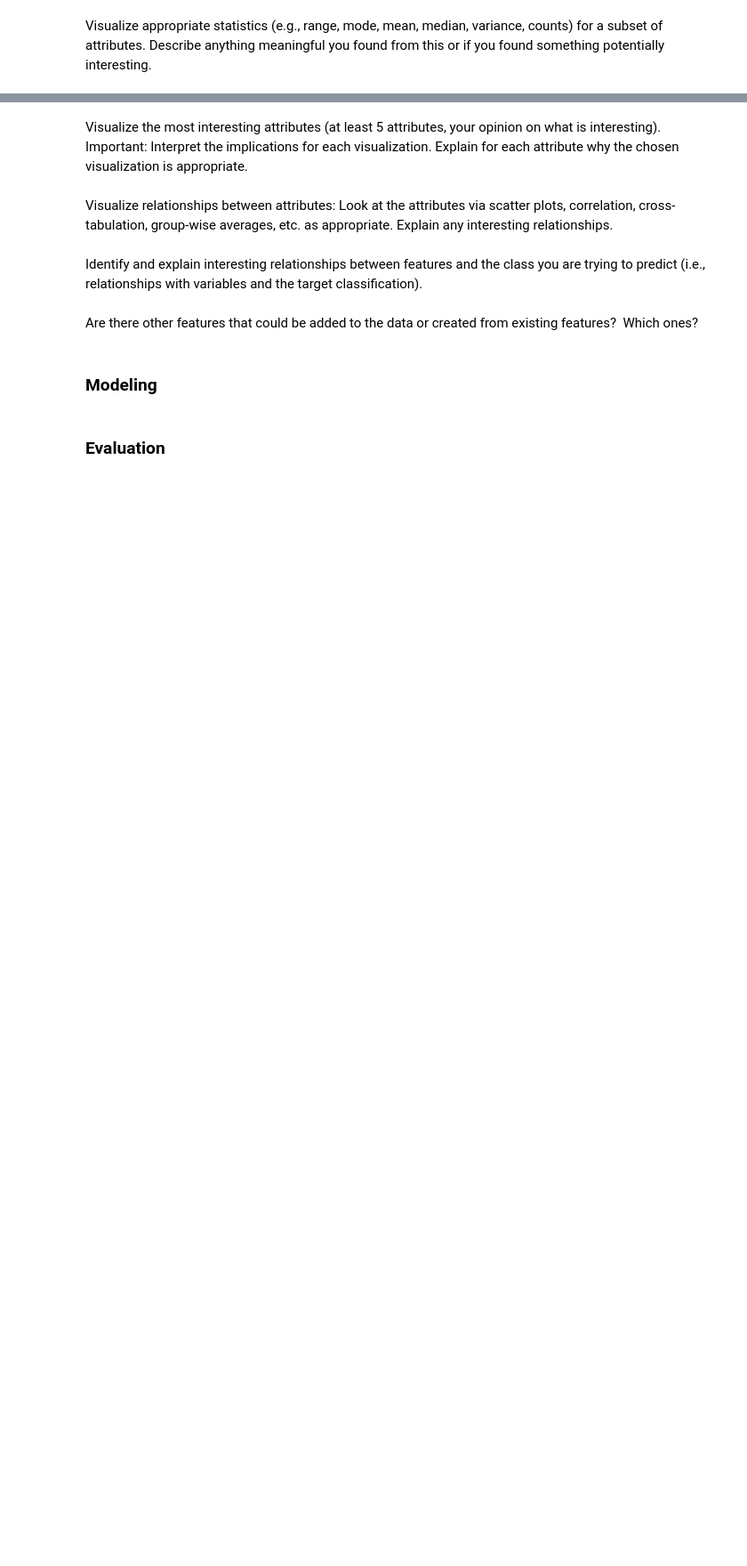
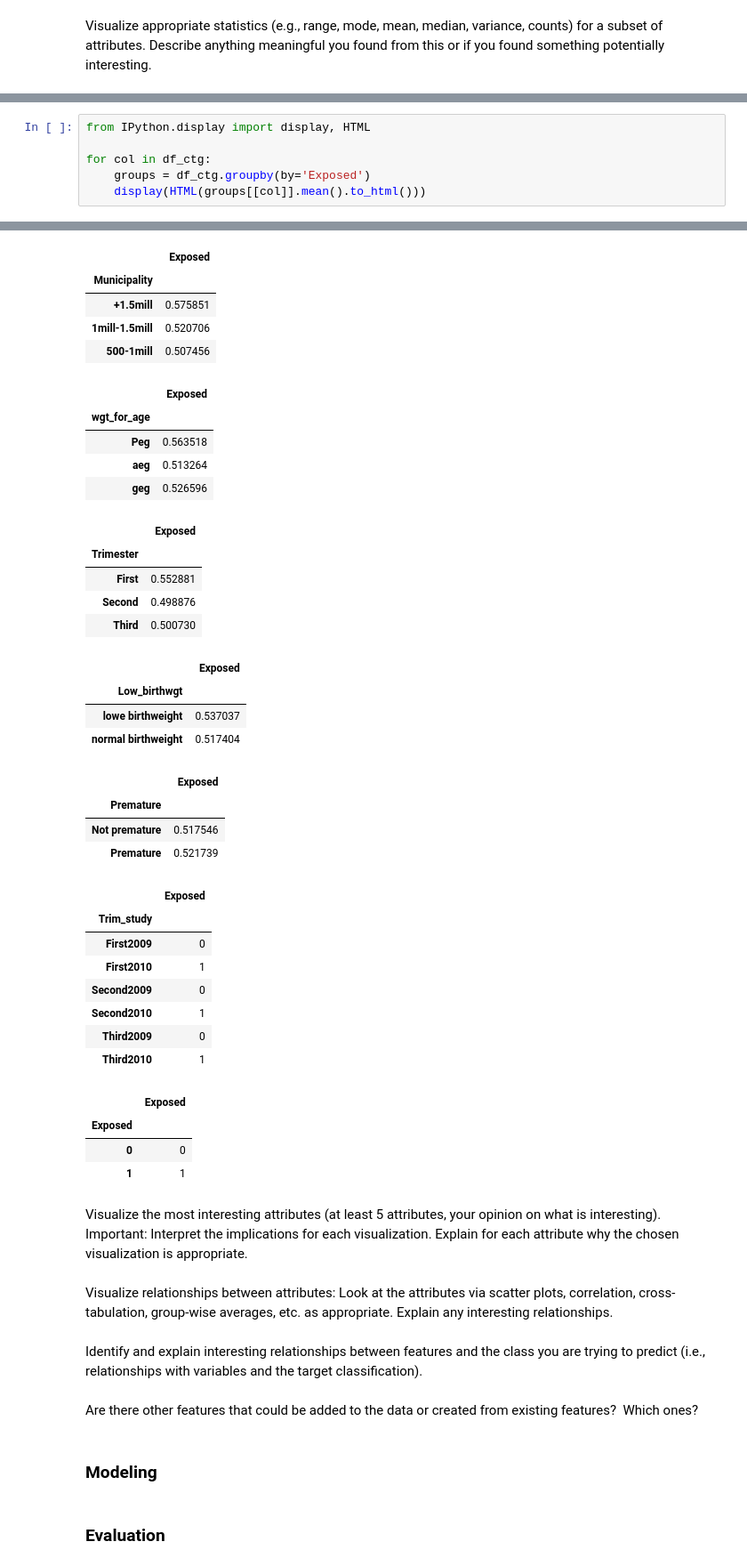
Before and after one commit to ShonTM/DataMiningProject1, a Jupyter notebook: MSDS Data Mining Project 1.ipynb, the cells around one changed output, grey strips where cells are left out. Shown at 89% size. Cells and saved outputs as stored; diff of their text form; blank space fills up the shorter version.

```diff
--- a/MSDS Data Mining Project 1.ipynb
+++ b/MSDS Data Mining Project 1.ipynb
@@ -253,0 +262,7 @@ Visualize appropriate statistics (e.g., range, mode, mean, median, variance, cou
+# %%
+from IPython.display import display, HTML
+
+for col in df_ctg:
+    groups = df_ctg.groupby(by='Exposed')
+    display(HTML(groups[[col]].mean().to_html()))
+# %% [output]
@@ -254,3 +273,38 @@ Visualize appropriate statistics (e.g., range, mode, mean, median, variance, cou
+|  | Exposed |
+| Municipality |  |
+| +1.5mill | 0.575851 |
+| 1mill-1.5mill | 0.520706 |
+| 500-1mill | 0.507456 |
+|  | Exposed |
+| wgt_for_age |  |
+| Peg | 0.563518 |
+| aeg | 0.513264 |
+| geg | 0.526596 |
+|  | Exposed |
+| Trimester |  |
+| First | 0.552881 |
+| Second | 0.498876 |
+| Third | 0.500730 |
+|  | Exposed |
+| Low_birthwgt |  |
+| lowe birthweight | 0.537037 |
+| normal birthweight | 0.517404 |
+|  | Exposed |
+| Premature |  |
+| Not premature | 0.517546 |
+| Premature | 0.521739 |
+|  | Exposed |
+| Trim_study |  |
+| First2009 | 0 |
+| First2010 | 1 |
+| Second2009 | 0 |
+| Second2010 | 1 |
+| Third2009 | 0 |
+| Third2010 | 1 |
+|  | Exposed |
+| Exposed |  |
+| 0 | 0 |
+| 1 | 1 |
 # %% [markdown]
 Visualize the most interesting attributes (at least 5 attributes, your opinion on what is interesting). Important: Interpret the implications for each visualization. Explain for each attribute why the chosen visualization is appropriate.
 # %% [markdown]
```
Also changed, not shown: parts of 12 cells of this notebook.
